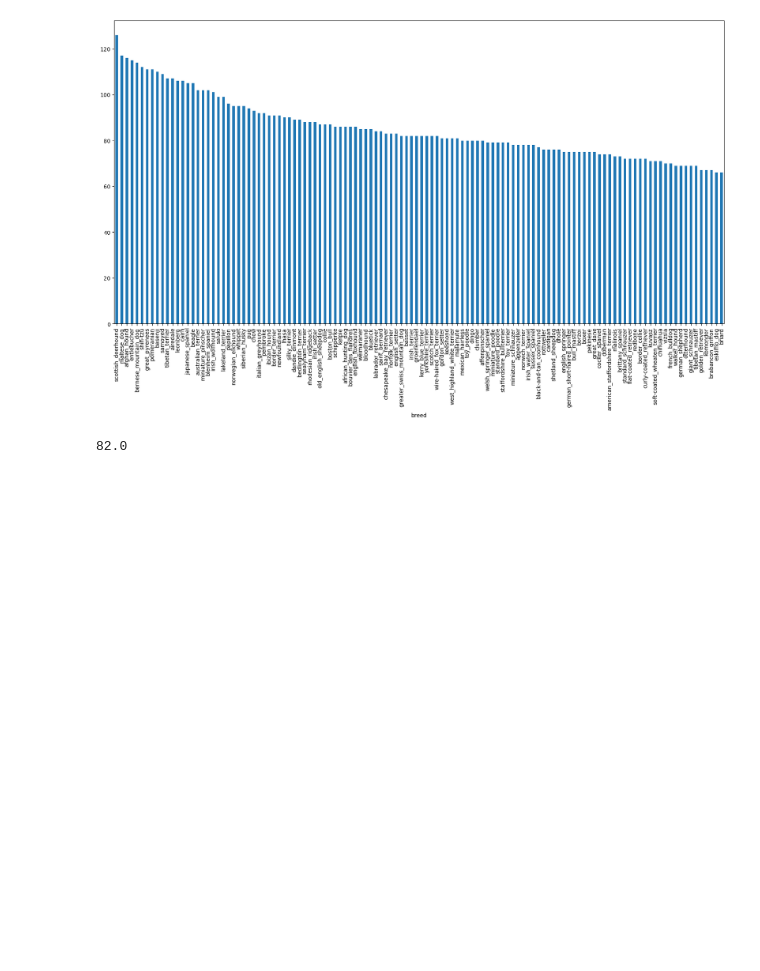
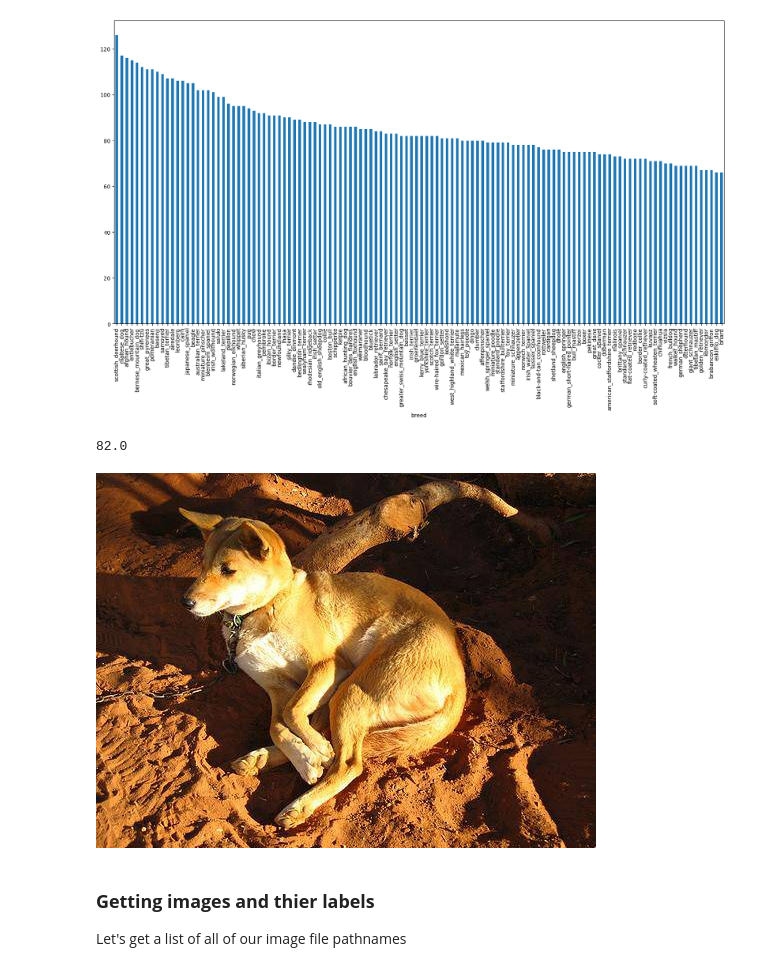
Before and after one commit to Eakempreet/Learning-ML-Projects, a Jupyter notebook: Unstructured-data-projects/dog-vision-project-3/end-to-end-dog-vision.ipynb, the cells around one changed output. Cells and saved outputs as stored; diff of their text form; code cells hidden in the pictures; blank space fills up the shorter version.

```diff
--- a/Unstructured-data-projects/dog-vision-project-3/end-to-end-dog-vision.ipynb
+++ b/Unstructured-data-projects/dog-vision-project-3/end-to-end-dog-vision.ipynb
@@ -250,3 +250,13 @@ label_csv["breed"].value_counts().plot.bar(figsize=(20, 10));
 label_csv['breed'].value_counts().median()
 # %% [output]
 82.0
+# %%
+# Let's view an image
+from IPython.display import Image
+Image("/content/drive/MyDrive/dog-vision-project-3/train/001513dfcb2ffafc82cccf4d8bbaba97.jpg")
+# %% [output]
+[figure, added]
+# %% [markdown]
+### **Getting images and thier labels**
+
+Let's get a list of all of our image file pathnames
```
Also changed, not shown: parts of 33 cells of this notebook.
